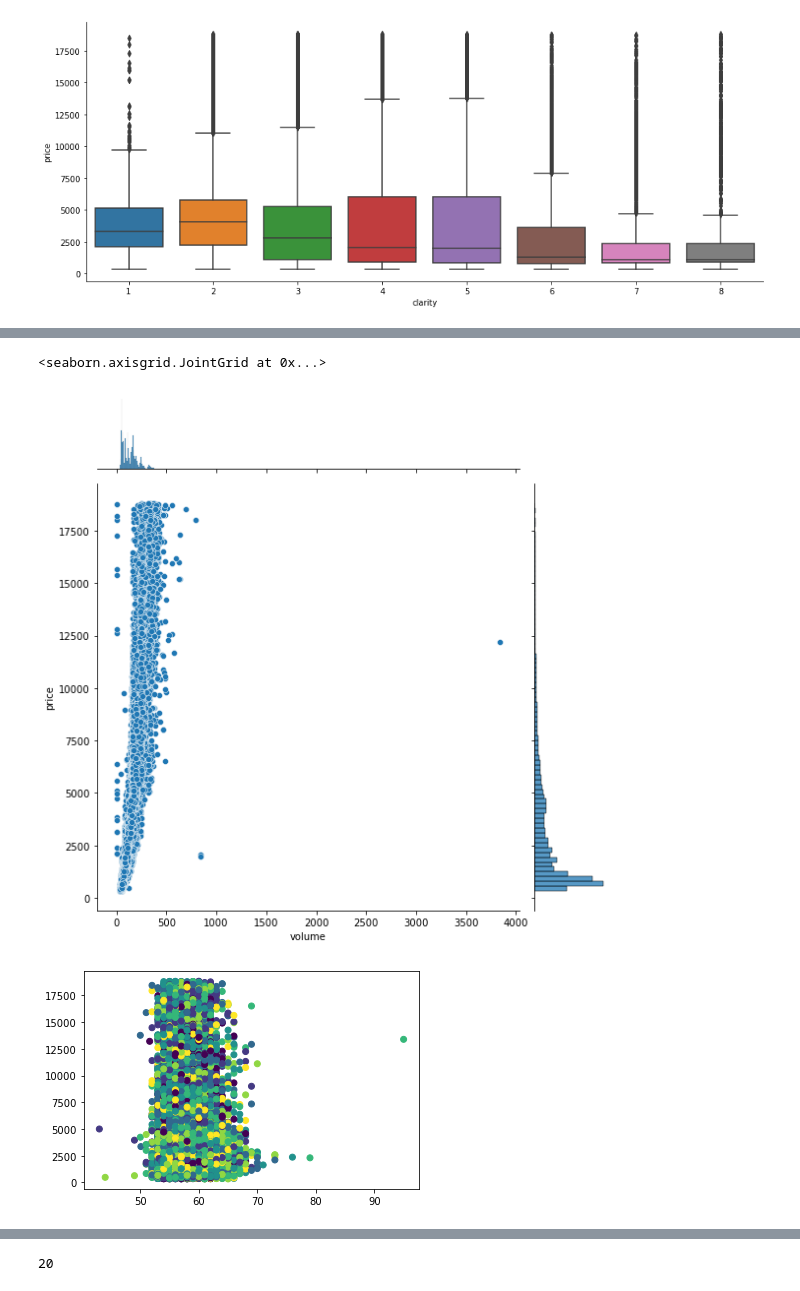
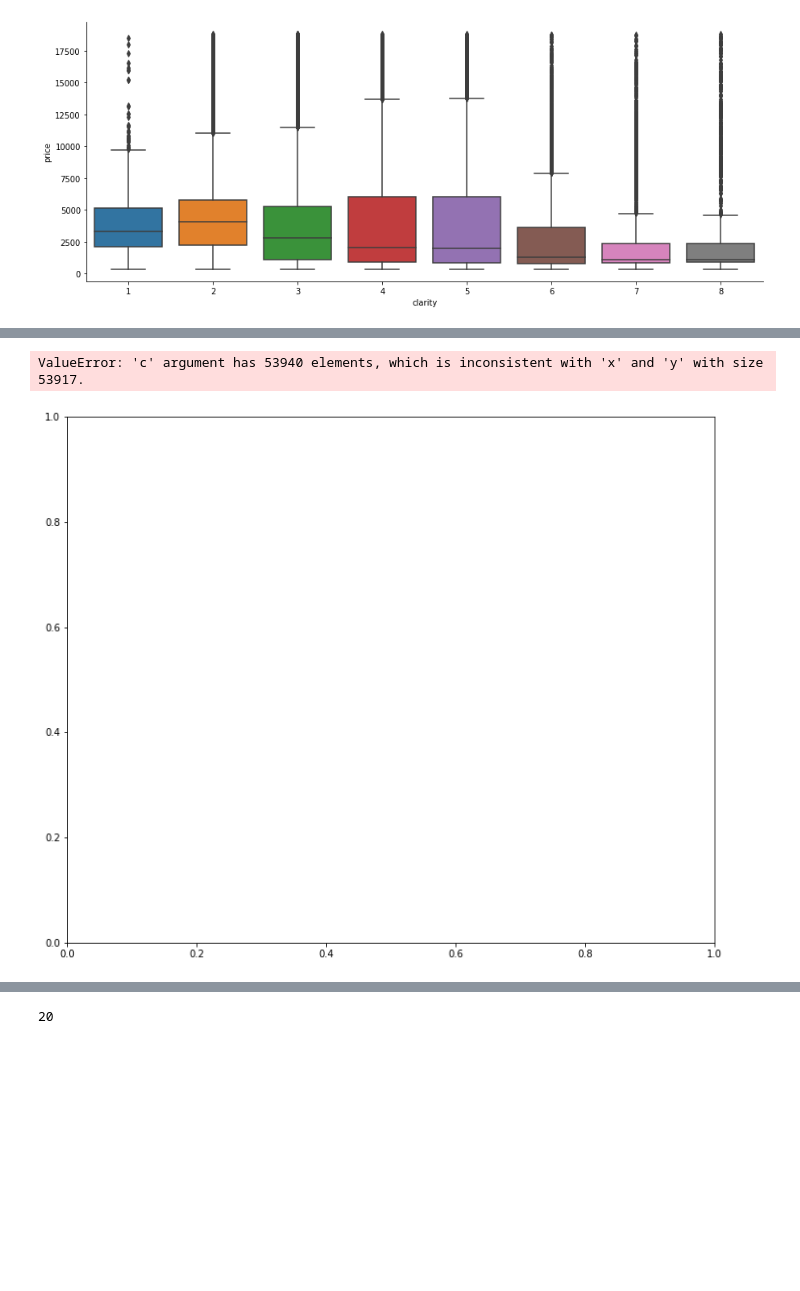
Before and after one commit to jonasdegrave/deep-neural-network, a Jupyter notebook: NN-DiamonClassifier.ipynb, the cells around one changed output, grey strips where cells are left out. Cells and saved outputs as stored; diff of their text form; code cells hidden in the pictures; blank space fills up the shorter version.

```diff
--- a/NN-DiamonClassifier.ipynb
+++ b/NN-DiamonClassifier.ipynb
@@ -374,12 +426,8 @@ plt.xlim(2,10)
 [figure]
-# %%
-sns.jointplot(x='volume', y='price' , data=data, height=8)
-# %% [output]
-<seaborn.axisgrid.JointGrid at 0x...>
-[figure, removed]
 # %%
-plt.scatter(data['table'], data['price'], c=color, cmap='viridis')
+plt.scatter(data['table'], data['price'], c=clarity, cmap='viridis')
 plt.show()
 # %% [output]
+ValueError: 'c' argument has 53940 elements, which is inconsistent with 'x' and 'y' with size 53917.
-[figure, old version]
+[figure, new version]
 # %%
```
Also changed, not shown: parts of 65 cells of this notebook, 19 other files.
